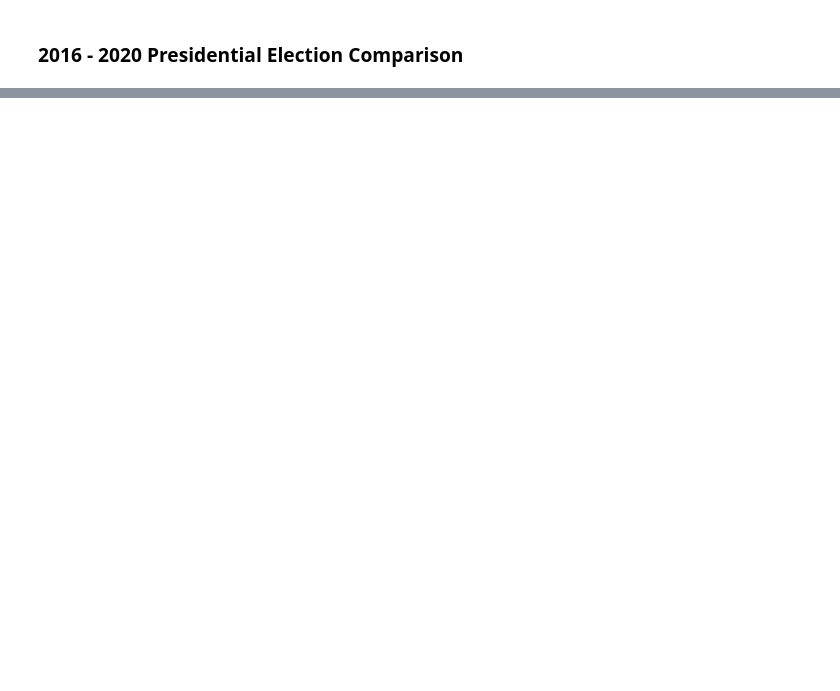
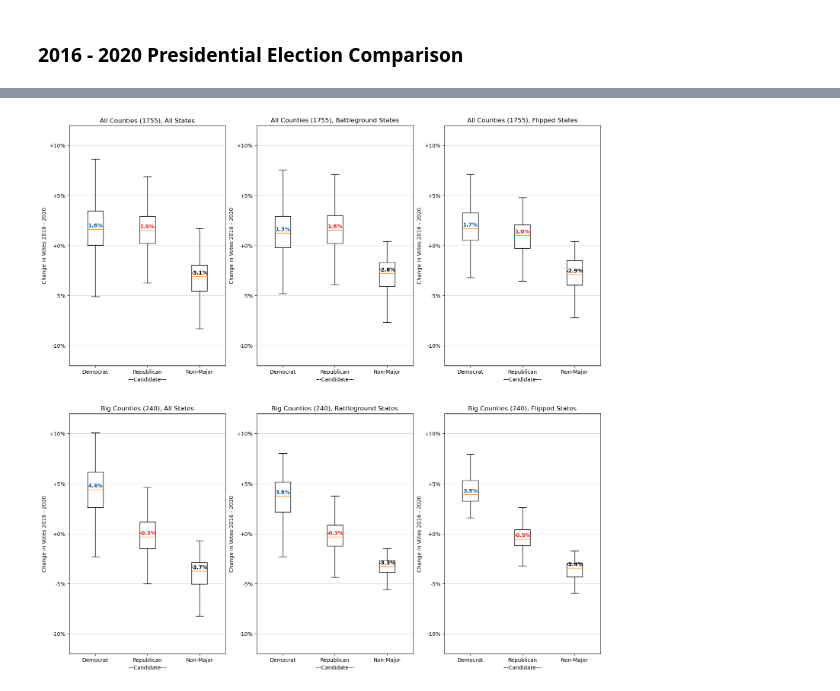
Before and after one commit to rmathena79/democracy, a Jupyter notebook: democracy.ipynb, the cells around one changed output, grey strips where cells are left out. Drawn from its saved outputs; the diff is of its cells as text; code cells hidden in the pictures; blank space fills up the shorter version.

```diff
--- a/democracy.ipynb
+++ b/democracy.ipynb
@@ -425,37 +544,34 @@ def plot_shift(df, ax, title):
             [df.loc[df[COL_CND] == CND_DEM][COL_PCT_CHG],
              df.loc[df[COL_CND] == CND_REP][COL_PCT_CHG],
              df.loc[df[COL_CND] == CND_OTHER][COL_PCT_CHG]],
             showfliers=False )
     ax.set_title(title)
     ax.set_ylabel("Change in Votes 2016 - 2020")
     ax.set_xlabel("---Candidate---")
     ax.set_ylim((-.12,.12))
     ax.set_xticklabels(["Democrat", "Republican", "Non-Major"])
     ax.grid(axis="y", which="major", color="lightgrey")
 
     add_percent_above_value(ax, 1, ax.get_ylim(), df.loc[df[COL_CND] == CND_DEM][COL_PCT_CHG].median(), digits=1, color=COLOR_DEM_BLUE)
     add_percent_above_value(ax, 2, ax.get_ylim(), df.loc[df[COL_CND] == CND_REP][COL_PCT_CHG].median(), digits=1, color=COLOR_REP_RED)
     add_percent_above_value(ax, 3, ax.get_ylim(), df.loc[df[COL_CND] == CND_OTHER][COL_PCT_CHG].median(), digits=1)
 
 battleground_slice = combo_df.loc[combo_df[COL_ST].isin(BATTLEGROUND_STATES)]
 flipped_slice = combo_df.loc[combo_df[COL_ST].isin(FLIPPED_STATES)]
 
 big_county_battleground_slice = big_counties_df.loc[big_counties_df[COL_ST].isin(BATTLEGROUND_STATES)]
 big_county_flipped_slice = big_counties_df.loc[big_counties_df[COL_ST].isin(FLIPPED_STATES)]
 
-non_big_county_battleground_slice = non_big_counties_df.loc[non_big_counties_df[COL_ST].isin(BATTLEGROUND_STATES)]
-non_big_county_flipped_slice = non_big_counties_df.loc[non_big_counties_df[COL_ST].isin(FLIPPED_STATES)]
-
-fig, ( (ax1, ax2, ax3), (ax4, ax5, ax6), (ax7, ax8, ax9) ) = plt.subplots(nrows=3,ncols=3,figsize=(18,18))
+fig, ( (ax1, ax2, ax3), (ax4, ax5, ax6) ) = plt.subplots(nrows=2,ncols=3,figsize=(18,18))
 plot_shift(combo_df, ax1, f"All Counties ({county_count}), All States")
 plot_shift(battleground_slice, ax2, f"All Counties ({county_count}), Battleground States")
 plot_shift(flipped_slice, ax3, f"All Counties ({county_count}), Flipped States")
 plot_shift(big_counties_df, ax4, f"Big Counties ({big_county_count}), All States")
 plot_shift(big_county_battleground_slice, ax5, f"Big Counties ({big_county_count}), Battleground States")
 plot_shift(big_county_flipped_slice, ax6, f"Big Counties ({big_county_count}), Flipped States")
-plot_shift(non_big_counties_df, ax7, f"Non-Big Counties ({non_big_county_count}), All States")
-plot_shift(non_big_county_battleground_slice, ax8, f"Non-Big Counties ({non_big_county_count}), Battleground States")
-plot_shift(non_big_county_flipped_slice, ax9, f"Non-Big Counties ({non_big_county_count}), Flipped States")
+
 
 plt.savefig("state_shifts.png")
 plt.show()
+# %% [output]
+[figure, added]
```
Also changed, not shown: parts of 13 cells of this notebook, 1 other file.
